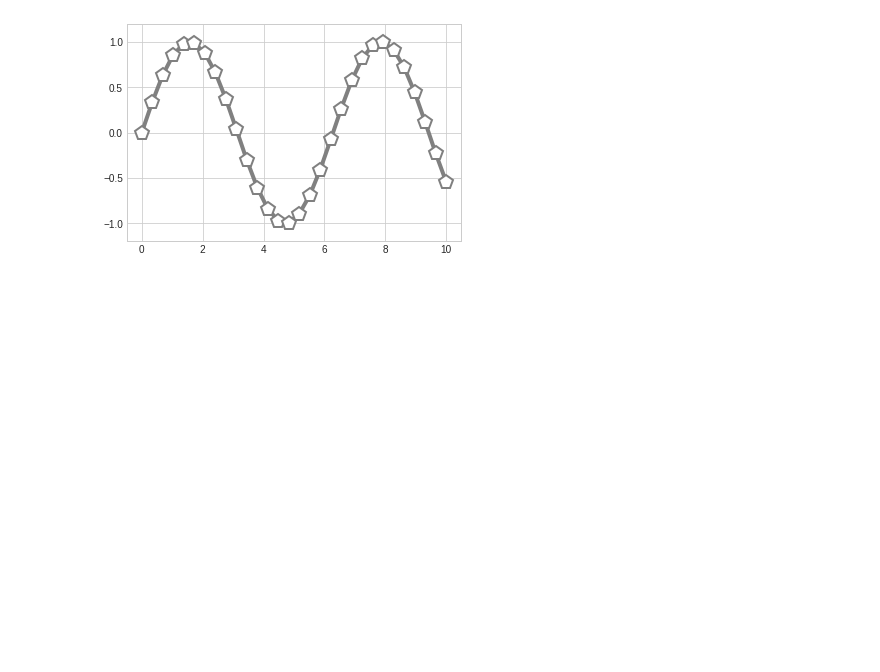
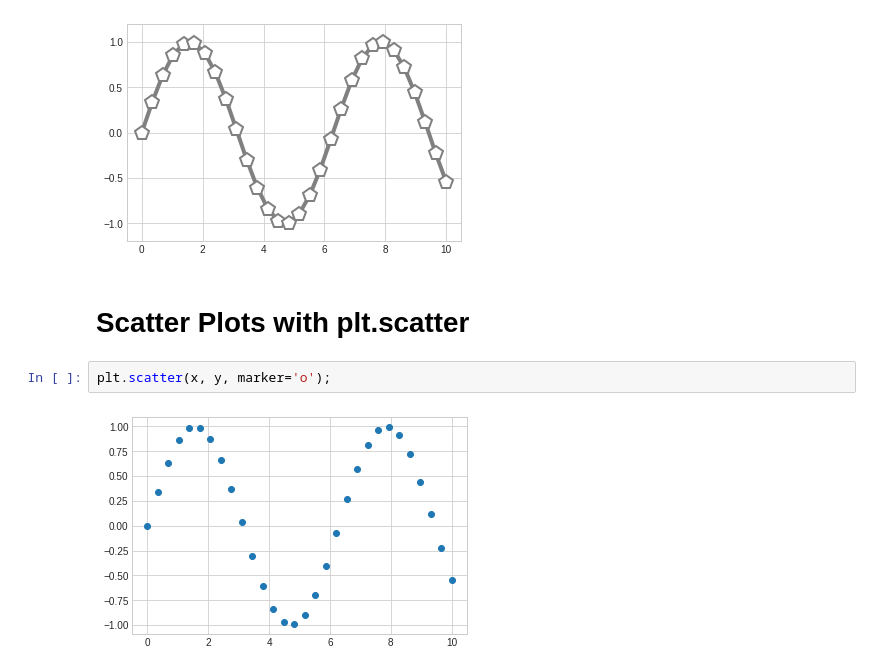
Before and after one commit to gmendozah/ucb-intro-data-science, a Jupyter notebook: Intro to Data Science/4.2 Simple Scatter Plots.ipynb, the cells around one changed output. Saved outputs shown, nothing was run; the diff lists cells and outputs as text; blank space fills up the shorter version.

Commit message:
feat: Scatter Plots with plt.scatter

```diff
--- a/Intro to Data Science/4.2 Simple Scatter Plots.ipynb
+++ b/Intro to Data Science/4.2 Simple Scatter Plots.ipynb
@@ -34,3 +34,9 @@ plt.plot(x, y, '-p', color='gray',
 plt.ylim(-1.2, 1.2);
 # %% [output]
 [figure]
+# %% [markdown]
+# Scatter Plots with plt.scatter
+# %%
+plt.scatter(x, y, marker='o');
+# %% [output]
+[figure, added]
```
Also changed, not shown: parts of 2 cells of this notebook.
